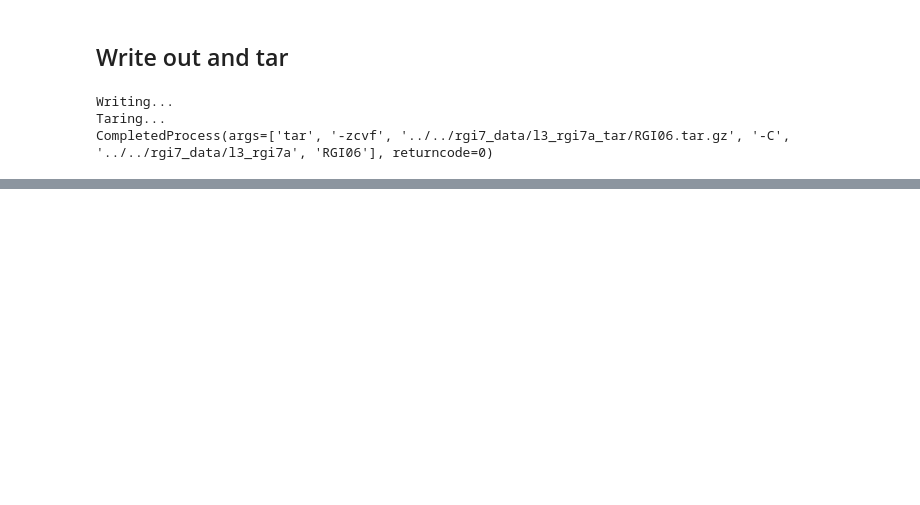
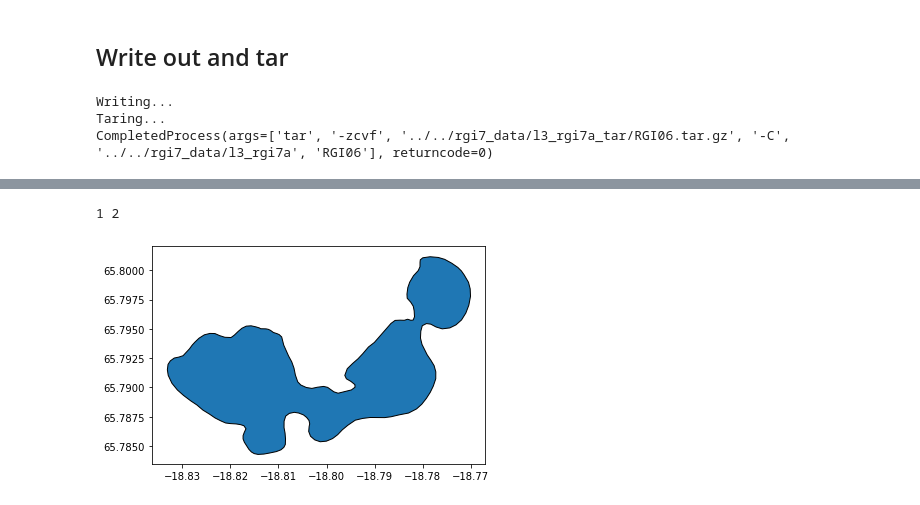
Before and after one commit to GLIMS-RGI/rgi7_scripts, a Jupyter notebook: workflow/RGI06.ipynb, the cells around one changed output, grey strips where cells are left out. Cells and saved outputs as stored; diff of their text form; code cells hidden in the pictures; blank space fills up the shorter version.

```diff
--- a/workflow/RGI06.ipynb
+++ b/workflow/RGI06.ipynb
@@ -172,0 +156,35 @@ CompletedProcess(args=['tar', '-zcvf', '../../rgi7_data/l3_rgi7a_tar/RGI06.tar.g
+# %%
+def xy_coord(geom):
+    """To compute CenLon CenLat ourselves"""
+    x, y = geom.xy
+    return x[0], y[0]
+# %%
+# compute CenLon CenLat ourselves
+rp = df_ref.representative_point()
+
+coordinates = np.array(list(rp.apply(xy_coord)))
+df_ref['CenLon'] = coordinates[:, 0]
+df_ref['CenLat'] = coordinates[:, 1]
+# %%
+df_ref_orig = df_ref.copy()
+# %%
+# Loop over all RGI7 glaciers and find their equivalent in ref
+df_ref = df_ref_orig.copy()
+not_found = {}
+to_drop = []
+for i, (ref_area, lon, lat) in progressbar.progressbar(enumerate(zip(rgi7['area'].values, rgi7.CenLon.values, rgi7.CenLat.values)), max_value=len(rgi7)):
+#     dist = haversine(lon, lat, df_ref.CenLon.values, df_ref.CenLat.values)
+    dist = (lon - df_ref.CenLon.values)**2 + (lat - df_ref.CenLat.values)**2
+    found = False
+    for j in np.argsort(dist)[:10]:
+        s6 = df_ref.iloc[j]
+        if np.allclose(s6['area'], ref_area, rtol=0.01):
+            found = True
+            to_drop.append(s6.name)
+            break
+    if not found:
+        not_found[i] = df_ref.iloc[np.argsort(dist)[:10]]
+    if len(to_drop) > 1000:
+        df_ref.drop(labels=to_drop, inplace=True)
+        to_drop = []
+df_ref.drop(labels=to_drop, inplace=True)
@@ -172,0 +193,4 @@ CompletedProcess(args=['tar', '-zcvf', '../../rgi7_data/l3_rgi7a_tar/RGI06.tar.g
+# %%
+print(len(not_found), len(df_ref))
+# %% [output]
+1 2
@@ -172,0 +199,5 @@ CompletedProcess(args=['tar', '-zcvf', '../../rgi7_data/l3_rgi7a_tar/RGI06.tar.g
+# %%
+for i, k in enumerate(not_found.keys()):
+    ax = rgi7.iloc[[k]].plot(edgecolor='k');
+# %% [output]
+[figure, added]
```
Also changed, not shown: parts of 17 cells of this notebook, 10 other files.
